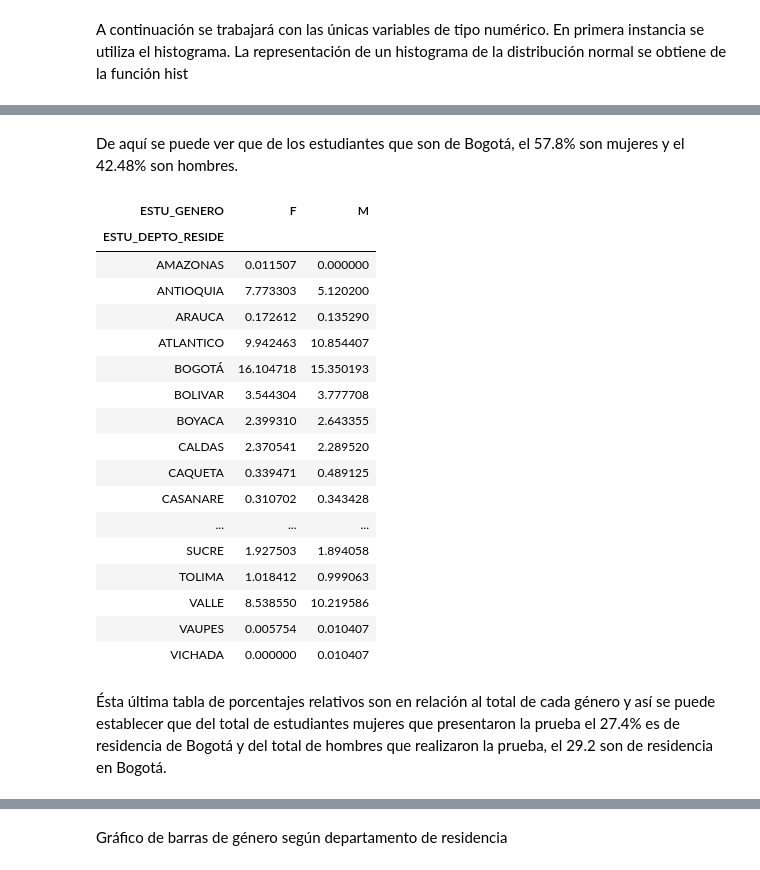
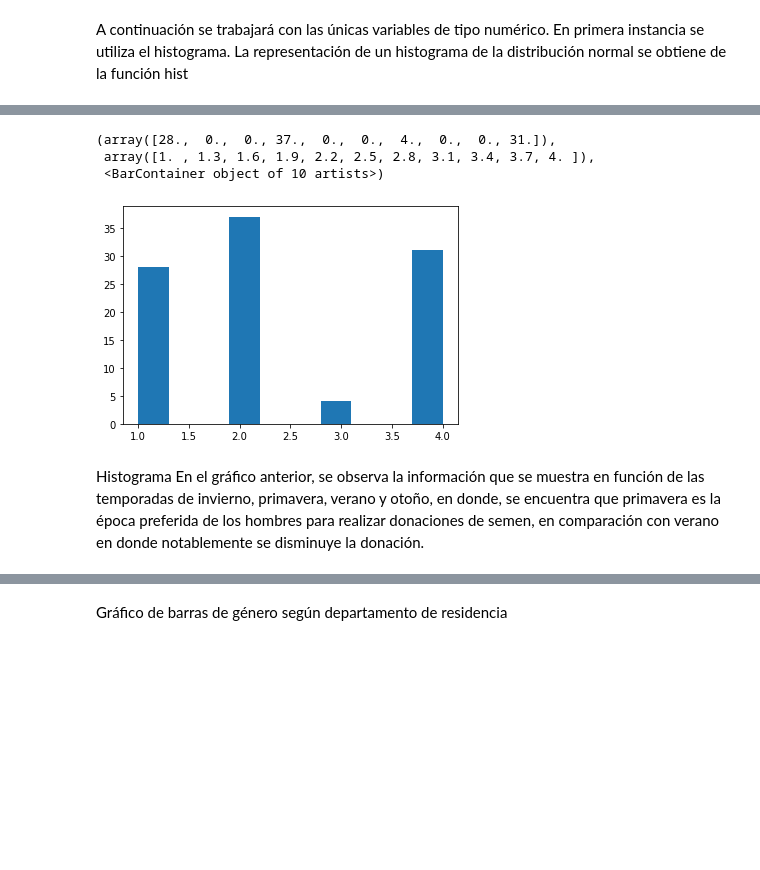
Before and after one commit to slgonzalezp/Entrega_abril_18, a Jupyter notebook: Fertilidad.ipynb, the cells around one changed output, grey strips where cells are left out. Saved outputs shown, nothing was run; the diff lists cells and outputs as text; code cells hidden in the pictures; blank space fills up the shorter version.

```diff
--- a/Fertilidad.ipynb
+++ b/Fertilidad.ipynb
@@ -262,0 +200,37 @@ df_clean = df_clean.drop(['ESTU_FECHANACIMIENTO','ESTU_COD_RESIDE_DEPTO', 'INST_
+# %%
+df["Fiebre alta en el ultimo anio 1) hace menos de tres meses. 2) hace mas de tres meses. 3) no."]=df["Fiebre alta en el ultimo anio 1) hace menos de tres meses. 2) hace mas de tres meses. 3) no."].replace(1,3)
+
+df["Fiebre alta en el ultimo anio 1) hace menos de tres meses. 2) hace mas de tres meses. 3) no."]=df["Fiebre alta en el ultimo anio 1) hace menos de tres meses. 2) hace mas de tres meses. 3) no."].replace(0,2)
+
+df["Fiebre alta en el ultimo anio 1) hace menos de tres meses. 2) hace mas de tres meses. 3) no."]=df["Fiebre alta en el ultimo anio 1) hace menos de tres meses. 2) hace mas de tres meses. 3) no."].replace(-1,1)
+# %%
+df["Habito de fumar 1) nunca. 2) ocasionalmente 3) diariamente."] = df["Habito de fumar 1) nunca. 2) ocasionalmente 3) diariamente."].replace(1,3)
+
+df["Habito de fumar 1) nunca. 2) ocasionalmente 3) diariamente."] = df["Habito de fumar 1) nunca. 2) ocasionalmente 3) diariamente."].replace(0,2)
+
+df["Habito de fumar 1) nunca. 2) ocasionalmente 3) diariamente."] = df["Habito de fumar 1) nunca. 2) ocasionalmente 3) diariamente."].replace(-1,1)
+# %%
+def clasificar_edad(x):
+    if isinstance(x, float):
+        if 0.0 <= x<=0.33:
+            return 'entre_18_24'
+        if 0.34 <= x <= 0.66:
+            return 'entre_24_30'
+        if 0.67 <= x <= 1.0:
+            return 'entre_30_36'
+    else:
+        return x
+df['Edad en el momento del analisis 18-36'] = df['Edad en el momento del analisis 18-36'].apply(clasificar_edad)
+def clasificar_hora_sentado(x):
+    if isinstance(x, float):
+        if 0.0 <= x<=0.5:
+            return 'entre_0_12'
+        if 0.51 <= x <= 1.0:
+            return 'entre_12_24'
+
+    else:
+        return x
+df['Numero de horas sentadas al dia ene-16 '] = df['Numero de horas sentadas al dia ene-16 '].apply(clasificar_hora_sentado)
+# %%
+df["Salida Diagnostico normal (N). alterado (O)"] = df["Salida Diagnostico normal (N). alterado (O)"].replace('N','Normal')
+df["Salida Diagnostico normal (N). alterado (O)"] = df["Salida Diagnostico normal (N). alterado (O)"].replace('O','Alterado')
@@ -812,27 +258,13 @@ pd.crosstab(index = df_clean['ESTU_DEPTO_RESIDE'],
-# %% [markdown]
-De aquí se puede ver que de los estudiantes que son de Bogotá, el 57.8% son mujeres y el 42.48% son hombres.
-# %%
-pd.crosstab(index = df_clean['ESTU_DEPTO_RESIDE'],
-           columns = df_clean['ESTU_GENERO']).apply(lambda r: r/r.sum() * 100,
-                                                  axis = 0)
-# %% [output]
-| ESTU_GENERO | F | M |
-| ESTU_DEPTO_RESIDE |  |  |
-| AMAZONAS | 0.011507 | 0.000000 |
-| ANTIOQUIA | 7.773303 | 5.120200 |
-| ARAUCA | 0.172612 | 0.135290 |
-| ATLANTICO | 9.942463 | 10.854407 |
-| BOGOTÁ | 16.104718 | 15.350193 |
-| BOLIVAR | 3.544304 | 3.777708 |
-| BOYACA | 2.399310 | 2.643355 |
-| CALDAS | 2.370541 | 2.289520 |
-| CAQUETA | 0.339471 | 0.489125 |
-| CASANARE | 0.310702 | 0.343428 |
-| ... | ... | ... |
-| SUCRE | 1.927503 | 1.894058 |
-| TOLIMA | 1.018412 | 0.999063 |
-| VALLE | 8.538550 | 10.219586 |
-| VAUPES | 0.005754 | 0.010407 |
-| VICHADA | 0.000000 | 0.010407 |
-# %% [markdown]
-Ésta última tabla de porcentajes relativos son en relación al total de cada género y así se puede establecer que del total de estudiantes mujeres que presentaron la prueba el 27.4% es de residencia de Bogotá y del total de hombres que realizaron la prueba, el 29.2 son de residencia en Bogotá.
+# %%
+import pandas as pd
+import matplotlib.pyplot as plt
+
+plt.hist(df['Temporada en la que se realizo el analisis. 1) invierno. 2) primavera. 3) verano. 4) otono.'])
+# %% [output]
+(array([28.,  0.,  0., 37.,  0.,  0.,  4.,  0.,  0., 31.]),
+ array([1. , 1.3, 1.6, 1.9, 2.2, 2.5, 2.8, 3.1, 3.4, 3.7, 4. ]),
+ <BarContainer object of 10 artists>)
+[figure, added]
+# %% [markdown]
+Histograma
+En el gráfico anterior, se observa la información que se muestra en función de las temporadas de invierno, primavera, verano y otoño, en donde, se encuentra que primavera es la época preferida de los hombres para realizar donaciones de semen, en comparación con verano en donde notablemente se disminuye la donación.
```
Also changed, not shown: parts of 235 cells of this notebook, 3 other files.
